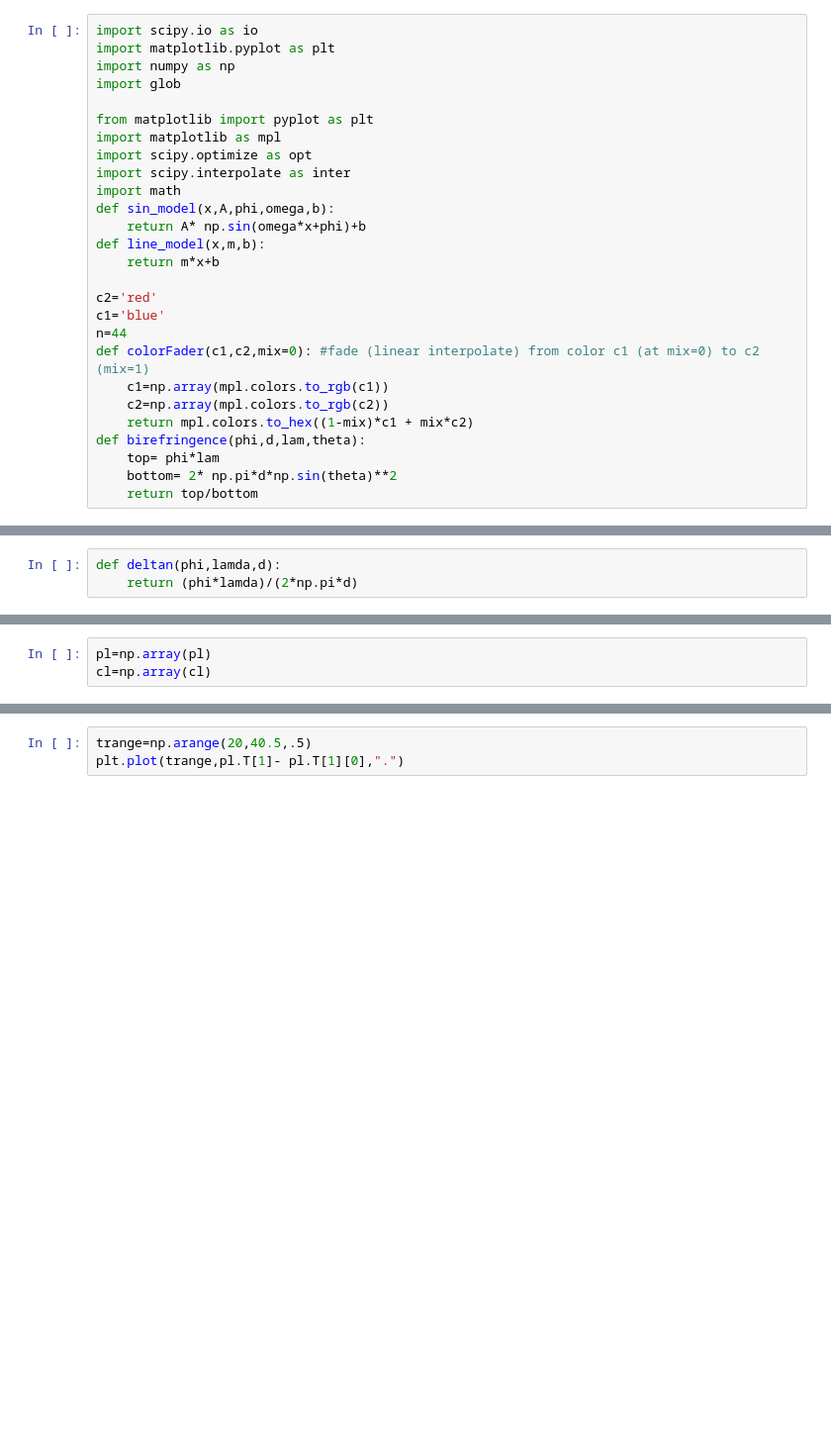
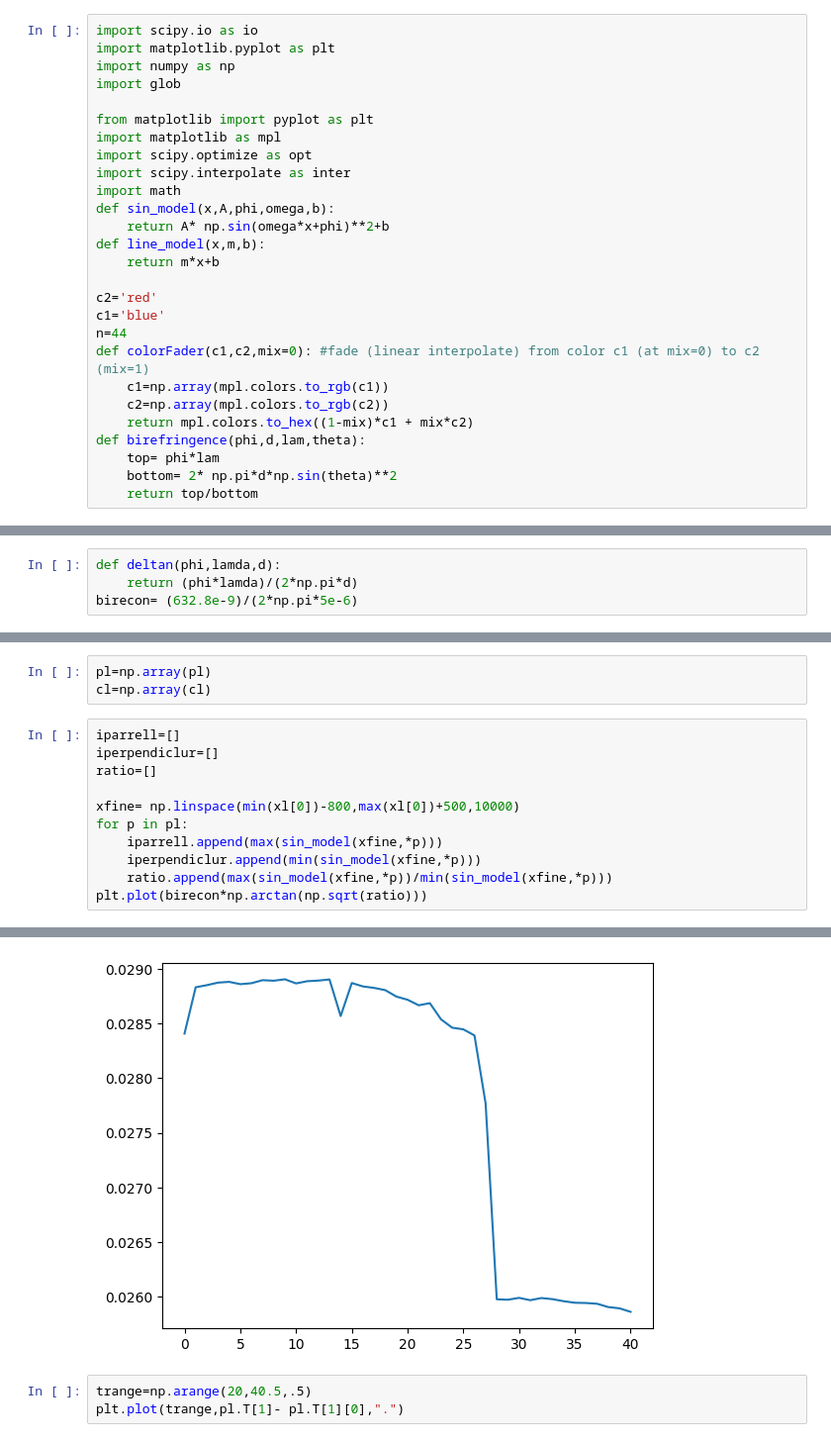
Before and after one commit to cwru-robin/Phys301, a Jupyter notebook: Birefringence/Untitled.ipynb, the cells around one changed output, grey strips where cells are left out. Shown at 99% size. Saved outputs shown, nothing was run; the diff lists cells and outputs as text; blank space fills up the shorter version.

```diff
--- a/Birefringence/Untitled.ipynb
+++ b/Birefringence/Untitled.ipynb
@@ -12,7 +12,7 @@ import scipy.optimize as opt
 import scipy.interpolate as inter
 import math
 def sin_model(x,A,phi,omega,b):
-    return A* np.sin(omega*x+phi)+b
+    return A* np.sin(omega*x+phi)**2+b
 def line_model(x,m,b):
     return m*x+b
 
@@ -40,6 +42,7 @@ $\delta$ is the phase
 # %%
 def deltan(phi,lamda,d):
     return (phi*lamda)/(2*np.pi*d)
+birecon= (632.8e-9)/(2*np.pi*5e-6)
 # %%
 xl,yl=[],[]
 filenames=glob.glob('Temp*/*.mat')
@@ -91,3 +95,15 @@ for x,y,i in zip(arange,yl,crange):
 # %%
 pl=np.array(pl)
 cl=np.array(cl)
+# %%
+iparrell=[]
+iperpendiclur=[]
+ratio=[]
+
+xfine= np.linspace(min(xl[0])-800,max(xl[0])+500,10000)
+for p in pl:
+    iparrell.append(max(sin_model(xfine,*p)))
+    iperpendiclur.append(min(sin_model(xfine,*p)))
+    ratio.append(max(sin_model(xfine,*p))/min(sin_model(xfine,*p)))
+plt.plot(birecon*np.arctan(np.sqrt(ratio)))
+# %% [output]
@@ -94,3 +111,4 @@ cl=np.array(cl)
+[figure, added]
 # %%
 trange=np.arange(20,40.5,.5)
 plt.plot(trange,pl.T[1]- pl.T[1][0],".")
```
Also changed, not shown: parts of 33 cells of this notebook, 2 other files.
